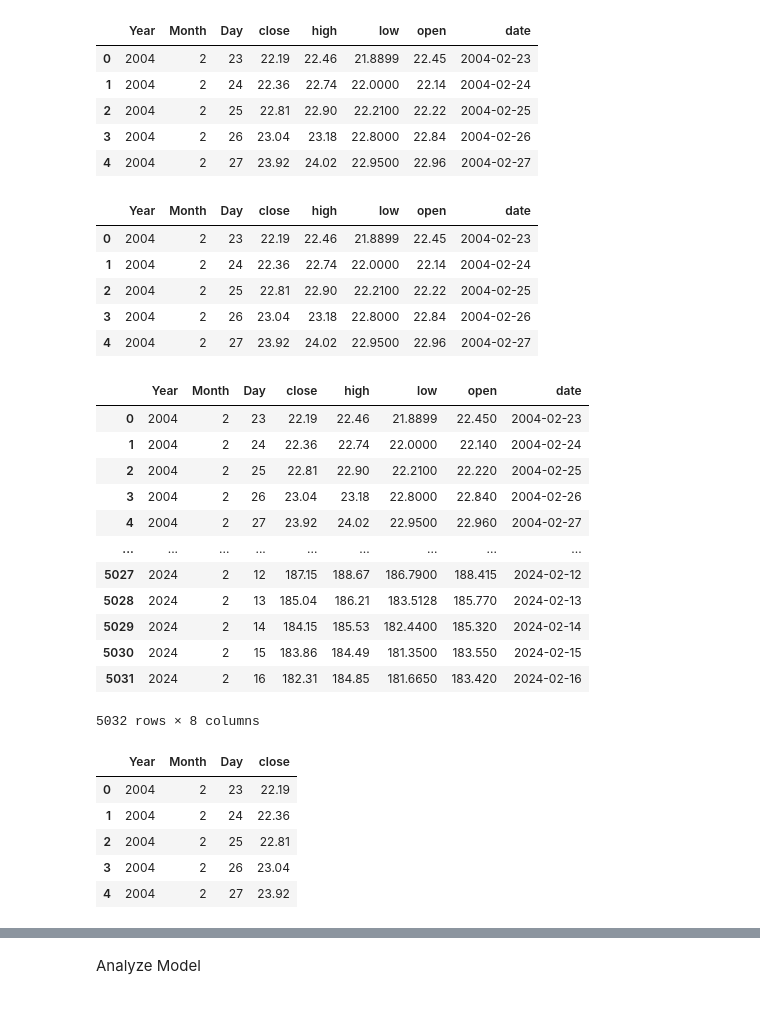
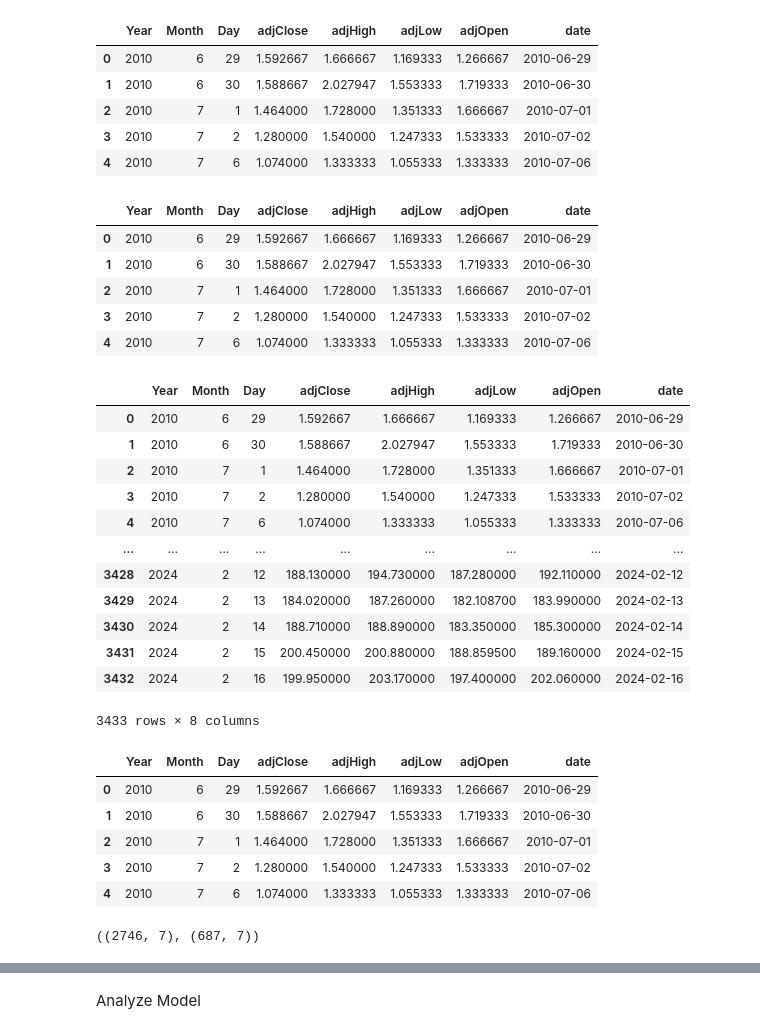
Before and after one commit to jdolinsky/project_4, a Jupyter notebook: test.ipynb, the cells around one changed output, grey strips where cells are left out. Saved outputs shown, nothing was run; the diff lists cells and outputs as text; code cells hidden in the pictures.

```diff
--- a/test.ipynb
+++ b/test.ipynb
@@ -22,7 +21,7 @@ start_date = end_date - timedelta(days=20*365)
 start_date_str = start_date.strftime('%Y-%m-%d')
 end_date_str = end_date.strftime('%Y-%m-%d')
 
-df = client.get_dataframe('AAPL', frequency='daily',startDate=start_date_str, endDate=end_date_str)
+df = client.get_dataframe('TSLA', frequency='daily',startDate=start_date_str, endDate=end_date_str)
 # %%
 df.head()
 # %% [output]
@@ -65,25 +64,25 @@ import numpy as np
 # # create a sequence of numbers
 # df['Series'] = np.arange(1,len(df)+1)
 # %%
-df.drop(['volume','adjClose','adjHigh','adjLow','adjOpen','adjVolume','divCash',],axis=1,inplace=True)
-df = df[['Year','Month','Day','close','high','low','open','date']]
+df.drop(['volume','close','high','low','open','adjVolume','divCash'],axis=1,inplace=True)
+df = df[['Year','Month','Day','adjClose','adjHigh','adjLow','adjOpen','date']]
 df.head()
 # %% [output]
-|  | Year | Month | Day | close | high | low | open | date |
-| 0 | 2004 | 2 | 23 | 22.19 | 22.46 | 21.8899 | 22.45 | 2004-02-23 |
-| 1 | 2004 | 2 | 24 | 22.36 | 22.74 | 22.0000 | 22.14 | 2004-02-24 |
-| 2 | 2004 | 2 | 25 | 22.81 | 22.90 | 22.2100 | 22.22 | 2004-02-25 |
-| 3 | 2004 | 2 | 26 | 23.04 | 23.18 | 22.8000 | 22.84 | 2004-02-26 |
-| 4 | 2004 | 2 | 27 | 23.92 | 24.02 | 22.9500 | 22.96 | 2004-02-27 |
+|  | Year | Month | Day | adjClose | adjHigh | adjLow | adjOpen | date |
+| 0 | 2010 | 6 | 29 | 1.592667 | 1.666667 | 1.169333 | 1.266667 | 2010-06-29 |
+| 1 | 2010 | 6 | 30 | 1.588667 | 2.027947 | 1.553333 | 1.719333 | 2010-06-30 |
+| 2 | 2010 | 7 | 1 | 1.464000 | 1.728000 | 1.351333 | 1.666667 | 2010-07-01 |
+| 3 | 2010 | 7 | 2 | 1.280000 | 1.540000 | 1.247333 | 1.533333 | 2010-07-02 |
+| 4 | 2010 | 7 | 6 | 1.074000 | 1.333333 | 1.055333 | 1.333333 | 2010-07-06 |
 # %%
 df.head()
 # %% [output]
-|  | Year | Month | Day | close | high | low | open | date |
-| 0 | 2004 | 2 | 23 | 22.19 | 22.46 | 21.8899 | 22.45 | 2004-02-23 |
-| 1 | 2004 | 2 | 24 | 22.36 | 22.74 | 22.0000 | 22.14 | 2004-02-24 |
-| 2 | 2004 | 2 | 25 | 22.81 | 22.90 | 22.2100 | 22.22 | 2004-02-25 |
-| 3 | 2004 | 2 | 26 | 23.04 | 23.18 | 22.8000 | 22.84 | 2004-02-26 |
-| 4 | 2004 | 2 | 27 | 23.92 | 24.02 | 22.9500 | 22.96 | 2004-02-27 |
+|  | Year | Month | Day | adjClose | adjHigh | adjLow | adjOpen | date |
+| 0 | 2010 | 6 | 29 | 1.592667 | 1.666667 | 1.169333 | 1.266667 | 2010-06-29 |
+| 1 | 2010 | 6 | 30 | 1.588667 | 2.027947 | 1.553333 | 1.719333 | 2010-06-30 |
+| 2 | 2010 | 7 | 1 | 1.464000 | 1.728000 | 1.351333 | 1.666667 | 2010-07-01 |
+| 3 | 2010 | 7 | 2 | 1.280000 | 1.540000 | 1.247333 | 1.533333 | 2010-07-02 |
+| 4 | 2010 | 7 | 6 | 1.074000 | 1.333333 | 1.055333 | 1.333333 | 2010-07-06 |
 # %%
 # Drop the first row since it doesn't have a previous day's closing price to compare with
 df = df.dropna()
@@ -91,17 +90,17 @@ df = df.dropna()
 df_copy = df.copy()
 df_copy
 # %% [output]
-|  | Year | Month | Day | close | high | low | open | date |
-| 0 | 2004 | 2 | 23 | 22.19 | 22.46 | 21.8899 | 22.450 | 2004-02-23 |
-| 1 | 2004 | 2 | 24 | 22.36 | 22.74 | 22.0000 | 22.140 | 2004-02-24 |
-| 2 | 2004 | 2 | 25 | 22.81 | 22.90 | 22.2100 | 22.220 | 2004-02-25 |
-| 3 | 2004 | 2 | 26 | 23.04 | 23.18 | 22.8000 | 22.840 | 2004-02-26 |
-| 4 | 2004 | 2 | 27 | 23.92 | 24.02 | 22.9500 | 22.960 | 2004-02-27 |
+|  | Year | Month | Day | adjClose | adjHigh | adjLow | adjOpen | date |
+| 0 | 2010 | 6 | 29 | 1.592667 | 1.666667 | 1.169333 | 1.266667 | 2010-06-29 |
+| 1 | 2010 | 6 | 30 | 1.588667 | 2.027947 | 1.553333 | 1.719333 | 2010-06-30 |
+| 2 | 2010 | 7 | 1 | 1.464000 | 1.728000 | 1.351333 | 1.666667 | 2010-07-01 |
+| 3 | 2010 | 7 | 2 | 1.280000 | 1.540000 | 1.247333 | 1.533333 | 2010-07-02 |
+| 4 | 2010 | 7 | 6 | 1.074000 | 1.333333 | 1.055333 | 1.333333 | 2010-07-06 |
 | ... | ... | ... | ... | ... | ... | ... | ... | ... |
-| 5027 | 2024 | 2 | 12 | 187.15 | 188.67 | 186.7900 | 188.415 | 2024-02-12 |
-| 5028 | 2024 | 2 | 13 | 185.04 | 186.21 | 183.5128 | 185.770 | 2024-02-13 |
-| 5029 | 2024 | 2 | 14 | 184.15 | 185.53 | 182.4400 | 185.320 | 2024-02-14 |
-| 5030 | 2024 | 2 | 15 | 183.86 | 184.49 | 181.3500 | 183.550 | 2024-02-15 |
-| 5031 | 2024 | 2 | 16 | 182.31 | 184.85 | 181.6650 | 183.420 | 2024-02-16 |
+| 3428 | 2024 | 2 | 12 | 188.130000 | 194.730000 | 187.280000 | 192.110000 | 2024-02-12 |
+| 3429 | 2024 | 2 | 13 | 184.020000 | 187.260000 | 182.108700 | 183.990000 | 2024-02-13 |
+| 3430 | 2024 | 2 | 14 | 188.710000 | 188.890000 | 183.350000 | 185.300000 | 2024-02-14 |
+| 3431 | 2024 | 2 | 15 | 200.450000 | 200.880000 | 188.859500 | 189.160000 | 2024-02-15 |
+| 3432 | 2024 | 2 | 16 | 199.950000 | 203.170000 | 197.400000 | 202.060000 | 2024-02-16 |
-5032 rows × 8 columns
+3433 rows × 8 columns
 # %%
@@ -109,11 +108,21 @@ df.drop(['date','high','low','open'],axis=1,inplace=True)
 # %%
-df.head()
+df_copy.head()
 # %% [output]
-|  | Year | Month | Day | close |
-| 0 | 2004 | 2 | 23 | 22.19 |
-| 1 | 2004 | 2 | 24 | 22.36 |
-| 2 | 2004 | 2 | 25 | 22.81 |
-| 3 | 2004 | 2 | 26 | 23.04 |
-| 4 | 2004 | 2 | 27 | 23.92 |
+|  | Year | Month | Day | adjClose | adjHigh | adjLow | adjOpen | date |
+| 0 | 2010 | 6 | 29 | 1.592667 | 1.666667 | 1.169333 | 1.266667 | 2010-06-29 |
+| 1 | 2010 | 6 | 30 | 1.588667 | 2.027947 | 1.553333 | 1.719333 | 2010-06-30 |
+| 2 | 2010 | 7 | 1 | 1.464000 | 1.728000 | 1.351333 | 1.666667 | 2010-07-01 |
+| 3 | 2010 | 7 | 2 | 1.280000 | 1.540000 | 1.247333 | 1.533333 | 2010-07-02 |
+| 4 | 2010 | 7 | 6 | 1.074000 | 1.333333 | 1.055333 | 1.333333 | 2010-07-06 |
+# %%
+# Split Train Test into 80/20 ratio
+
+pos=int(round(len(df)*(0.8)))
+train=df[:pos]
+test=df[pos:]
+train.shape, test.shape
+# int(round(len(df)*(1-0.2)))
+# %% [output]
+((2746, 7), (687, 7))
 # %%
 # split data into train-test set
```
Also changed, not shown: parts of 17 cells of this notebook, 10 other files.
